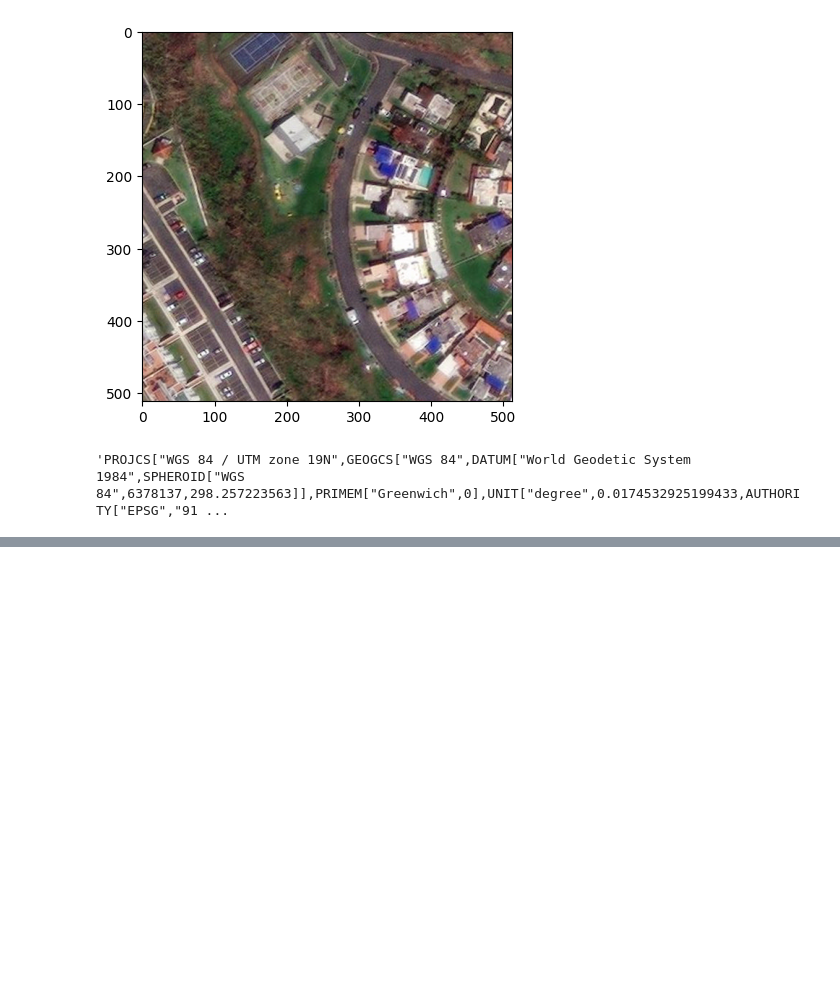
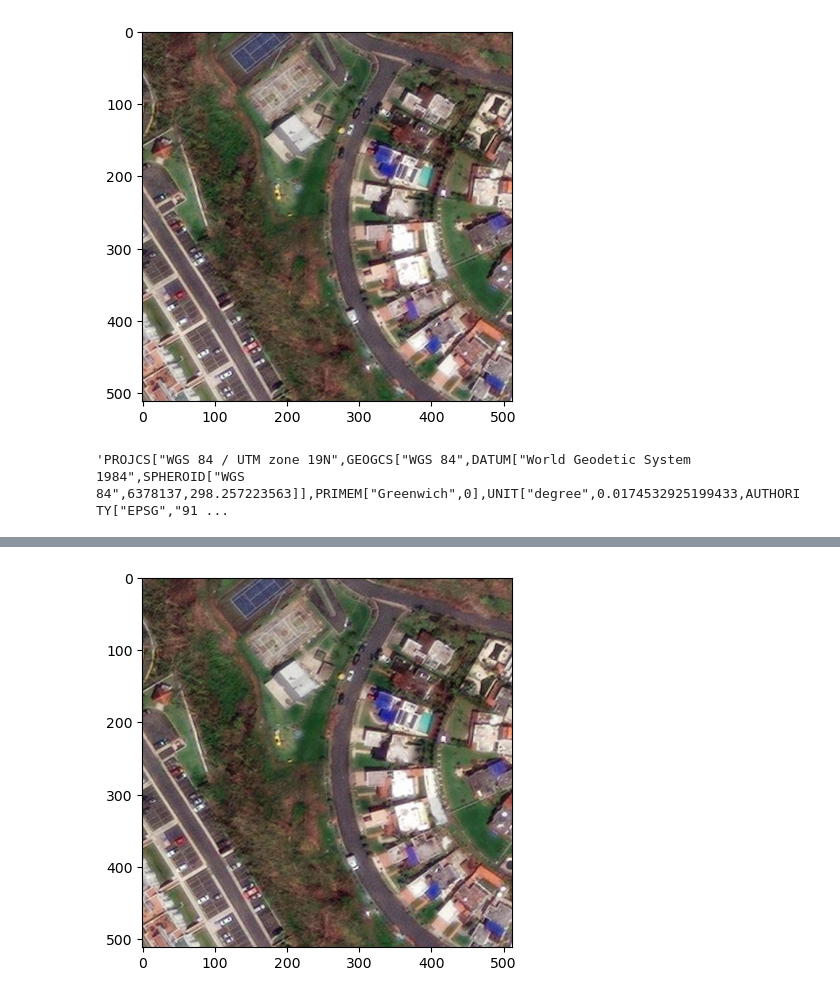
Before and after one commit to sushantvema/eye-for-detail, a Jupyter notebook: notebooks/random_sample_generator.ipynb, the cells around one changed output, grey strips where cells are left out. Drawn from its saved outputs; the diff is of its cells as text; code cells hidden in the pictures; blank space fills up the shorter version.

```diff
--- a/notebooks/random_sample_generator.ipynb
+++ b/notebooks/random_sample_generator.ipynb
@@ -66,8 +66,7 @@ def generate_tiles(input_file, output_dir, grid_x, grid_y):
     geotransform[0] = geotransform[0] + x_offset * geotransform[1]
     geotransform[3] = geotransform[3] + y_offset * geotransform[5]
     out_ds.SetGeoTransform(tuple(geotransform))
-    print("Lat?:", geotransform[0])
-    print("Lon?:", geotransform[3])
+    print(geotransform)
 
     # Set the projection
     out_ds.SetProjection(ds.GetProjection())
@@ -82,13 +81,17 @@ def generate_tiles(input_file, output_dir, grid_x, grid_y):
 
     print("Tiles generation completed.")
 
-def visualize_geotiff(tiff_file):
+def get_image_array(tiff_file):
     if isinstance(tiff_file, str):
         tiff_file = gdal.Open(tiff_file, gdal.GA_ReadOnly)
     bands = []
     for i in range(1, 4):
         bands.append(tiff_file.GetRasterBand(i).ReadAsArray())
     bands = np.array(bands).transpose(2, 1, 0)
+    return bands
+
+def visualize_geotiff(tiff_file):
+    bands = get_image_array(tiff_file)
     plt.imshow(bands)
 
 
@@ -116,0 +214,4 @@ dataset.GetProjectionRef()
+# %%
+visualize_geotiff(dataset)
+# %% [output]
+[figure, added]
```
Also changed, not shown: parts of 14 cells of this notebook.
